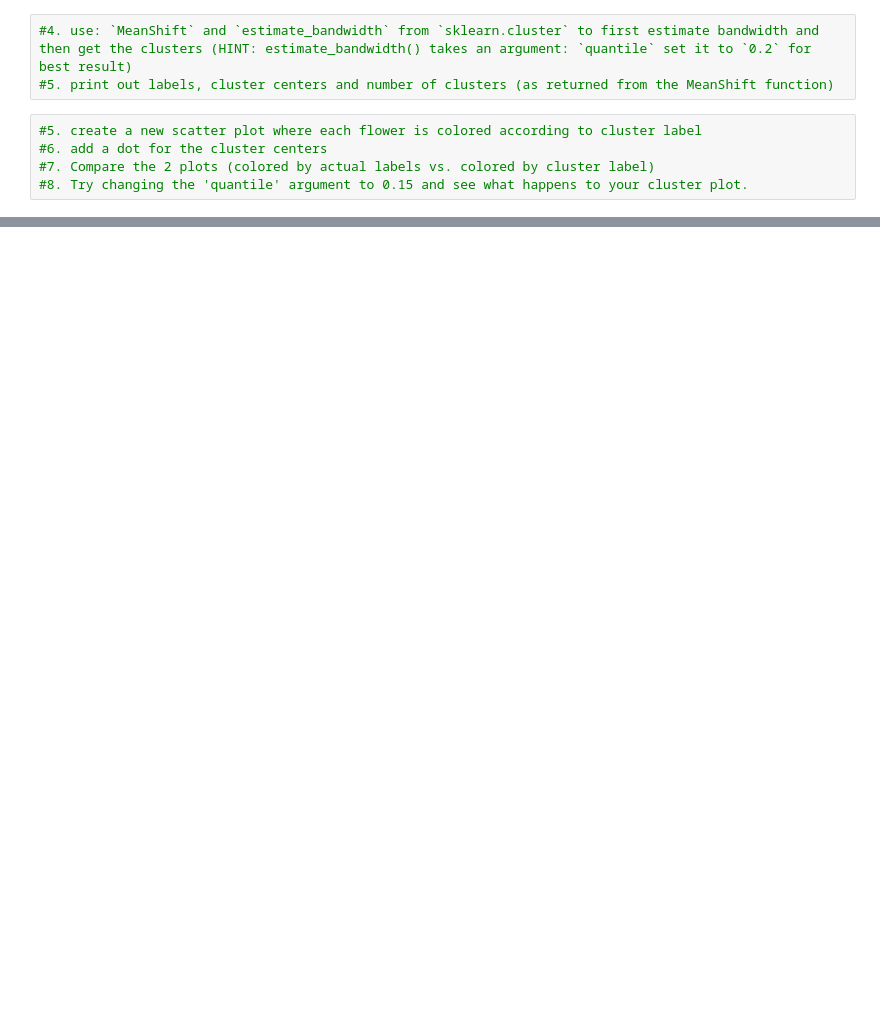
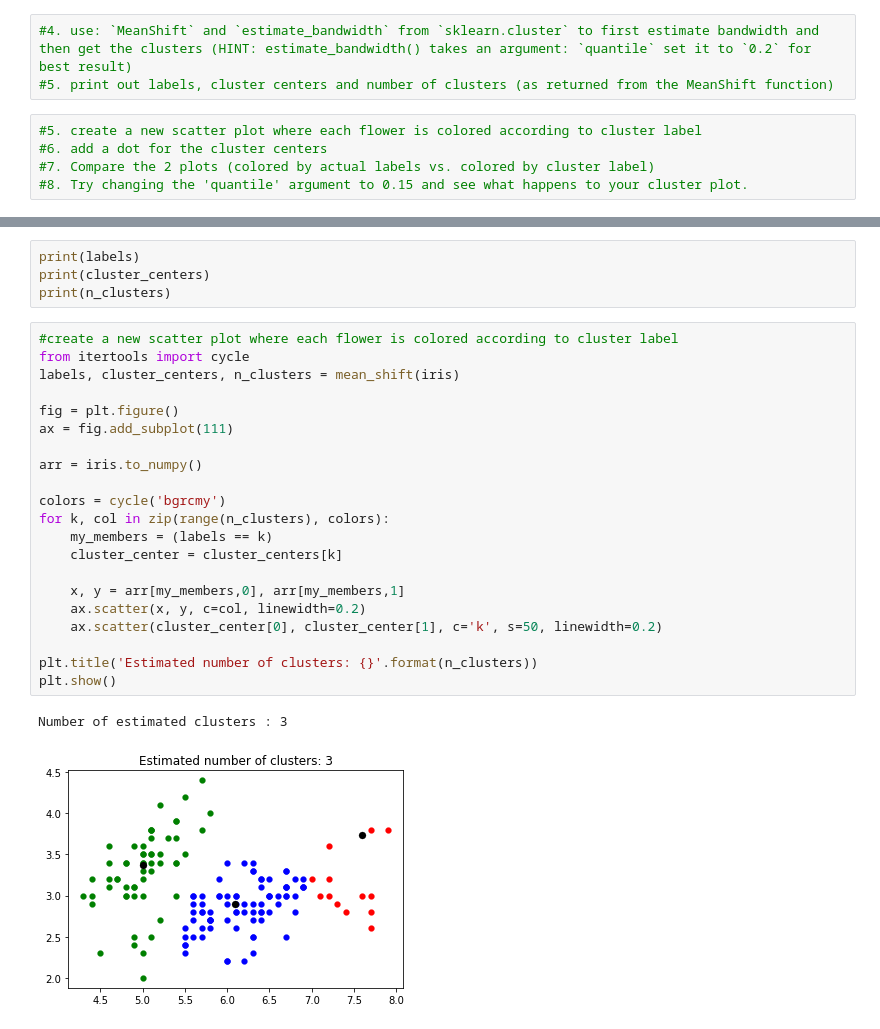
Before and after one commit to LukasBangStoltz/python_handin_template, a Jupyter notebook: Week_10.ipynb, the cells around one changed output, grey strips where cells are left out. Drawn from its saved outputs; the diff is of its cells as text; blank space fills up the shorter version.

```diff
--- a/Week_10.ipynb
+++ b/Week_10.ipynb
@@ -90,0 +67,28 @@ Text(0.5, 1.0, 'Estimated number of clusters: 3')
+# %%
+print(labels)
+print(cluster_centers)
+print(n_clusters)
+# %%
+#create a new scatter plot where each flower is colored according to cluster label
+from itertools import cycle
+labels, cluster_centers, n_clusters = mean_shift(iris)
+
+fig = plt.figure()
+ax = fig.add_subplot(111)
+
+arr = iris.to_numpy()
+
+colors = cycle('bgrcmy')
+for k, col in zip(range(n_clusters), colors):
+    my_members = (labels == k)
+    cluster_center = cluster_centers[k]
+
+    x, y = arr[my_members,0], arr[my_members,1]
+    ax.scatter(x, y, c=col, linewidth=0.2)
+    ax.scatter(cluster_center[0], cluster_center[1], c='k', s=50, linewidth=0.2)
+
+plt.title('Estimated number of clusters: {}'.format(n_clusters))
+plt.show()
+# %% [output]
+Number of estimated clusters : 3
+[figure, added]
```
Also changed, not shown: parts of 3 cells of this notebook.
